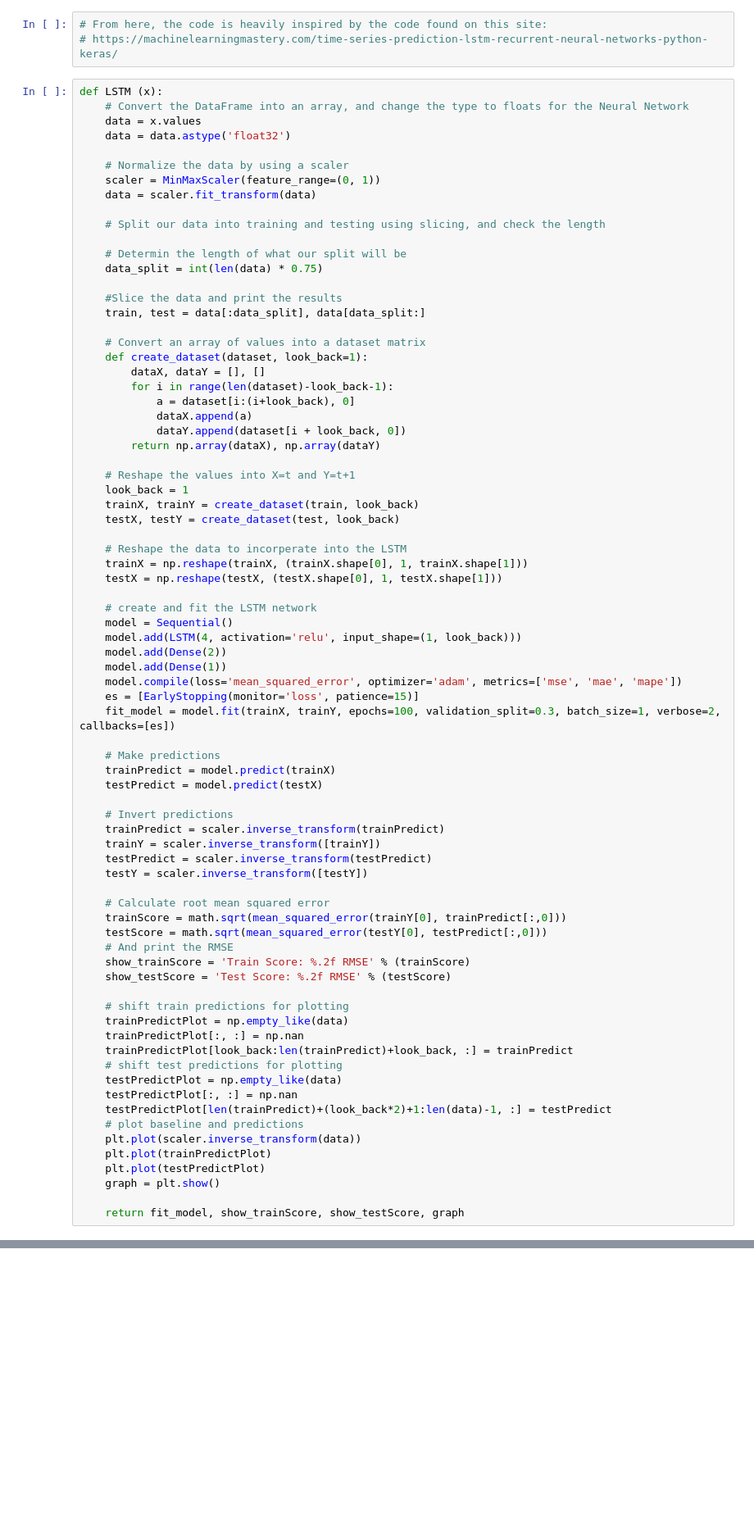
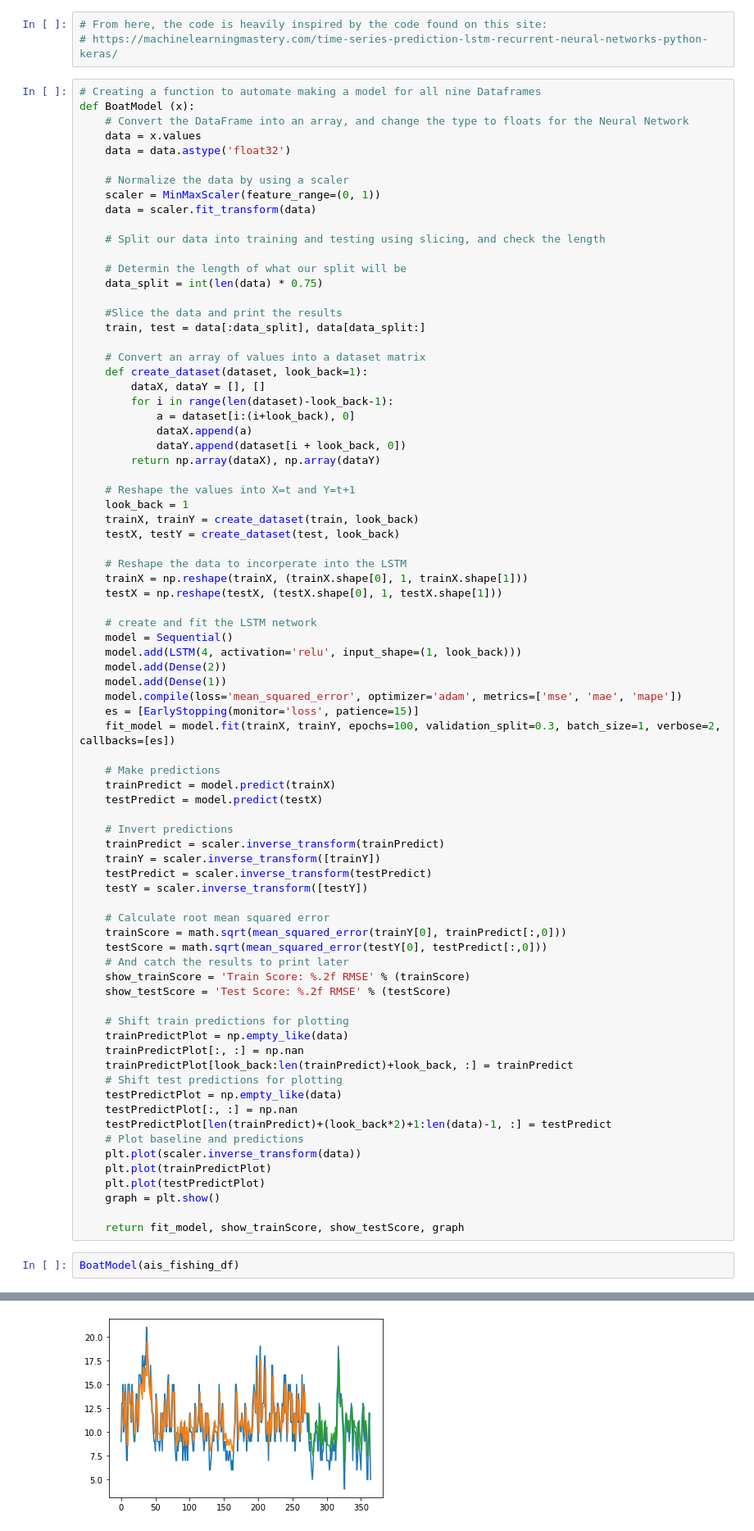
Before and after one commit to DBatterman/AIS_Vessel_Efforts_Project, a Jupyter notebook: AIS_All_Boats_LSTM_Attempt_2.ipynb, the cells around one changed output, grey strips where cells are left out. Shown: that part at 82% size. Saved outputs shown, nothing was run; the diff lists cells and outputs as text; blank space fills up the shorter version.

Commit message:
Working model with all of the boats!

```diff
--- a/AIS_All_Boats_LSTM_Attempt_2.ipynb
+++ b/AIS_All_Boats_LSTM_Attempt_2.ipynb
@@ -108,7 +108,8 @@ ais_total_df
 # From here, the code is heavily inspired by the code found on this site:
 # https://machinelearningmastery.com/time-series-prediction-lstm-recurrent-neural-networks-python-keras/
 # %%
-def LSTM (x):
+# Creating a function to automate making a model for all nine Dataframes
+def BoatModel (x):
     # Convert the DataFrame into an array, and change the type to floats for the Neural Network
     data = x.values
     data = data.astype('float32')
@@ -165,22 +166,25 @@ def LSTM (x):
     # Calculate root mean squared error
     trainScore = math.sqrt(mean_squared_error(trainY[0], trainPredict[:,0]))
     testScore = math.sqrt(mean_squared_error(testY[0], testPredict[:,0]))
-    # And print the RMSE
+    # And catch the results to print later
     show_trainScore = 'Train Score: %.2f RMSE' % (trainScore)
     show_testScore = 'Test Score: %.2f RMSE' % (testScore)
 
-    # shift train predictions for plotting
+    # Shift train predictions for plotting
     trainPredictPlot = np.empty_like(data)
     trainPredictPlot[:, :] = np.nan
     trainPredictPlot[look_back:len(trainPredict)+look_back, :] = trainPredict
-    # shift test predictions for plotting
+    # Shift test predictions for plotting
     testPredictPlot = np.empty_like(data)
     testPredictPlot[:, :] = np.nan
     testPredictPlot[len(trainPredict)+(look_back*2)+1:len(data)-1, :] = testPredict
-    # plot baseline and predictions
+    # Plot baseline and predictions
     plt.plot(scaler.inverse_transform(data))
     plt.plot(trainPredictPlot)
     plt.plot(testPredictPlot)
     graph = plt.show()
 
     return fit_model, show_trainScore, show_testScore, graph
+# %%
+BoatModel(ais_fishing_df)
+# %% [output]
@@ -186,0 +208 @@ def LSTM (x):
+[figure, added]
```
Also changed, not shown: parts of 2 cells of this notebook, 4 other files.
